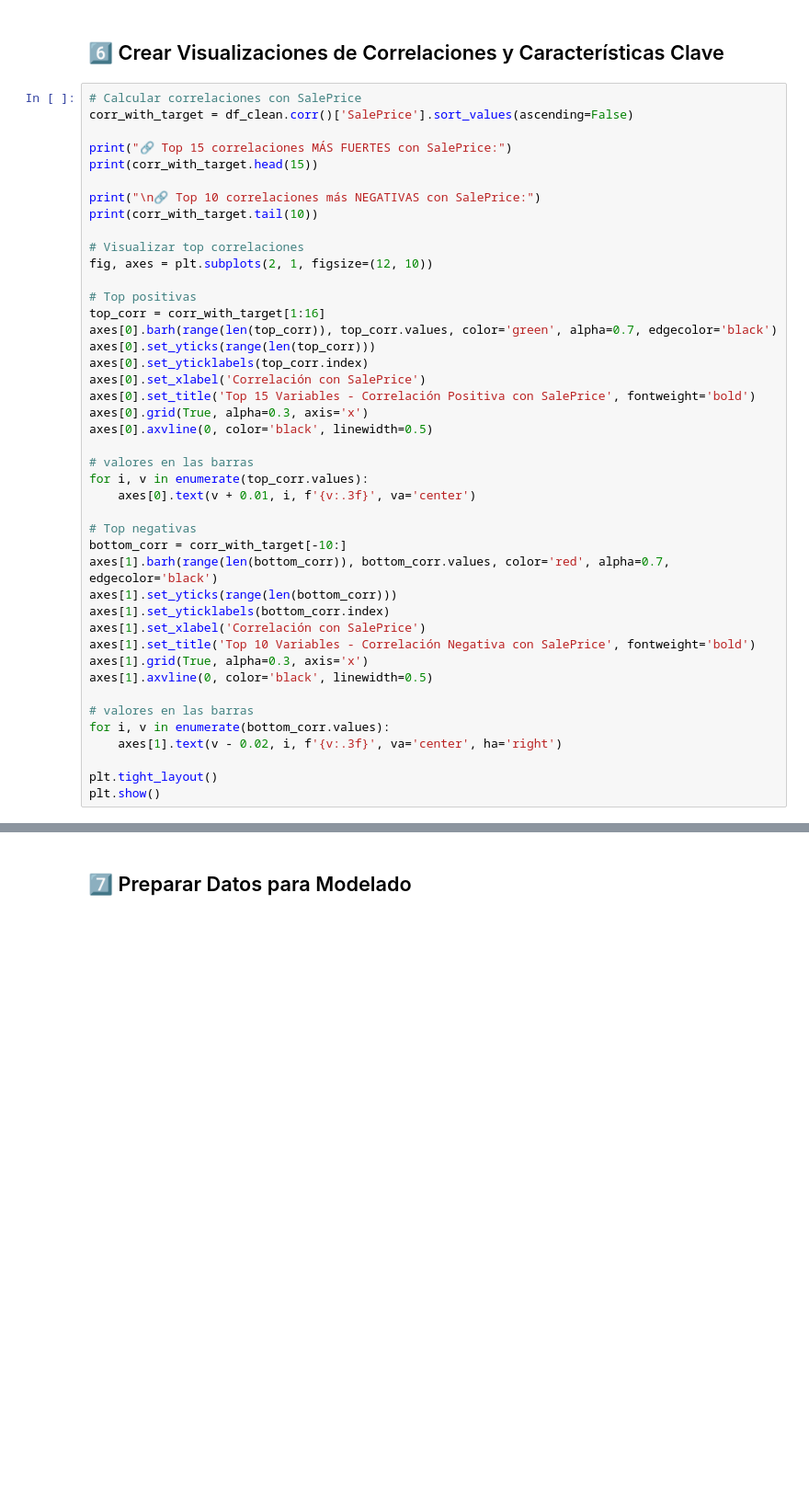
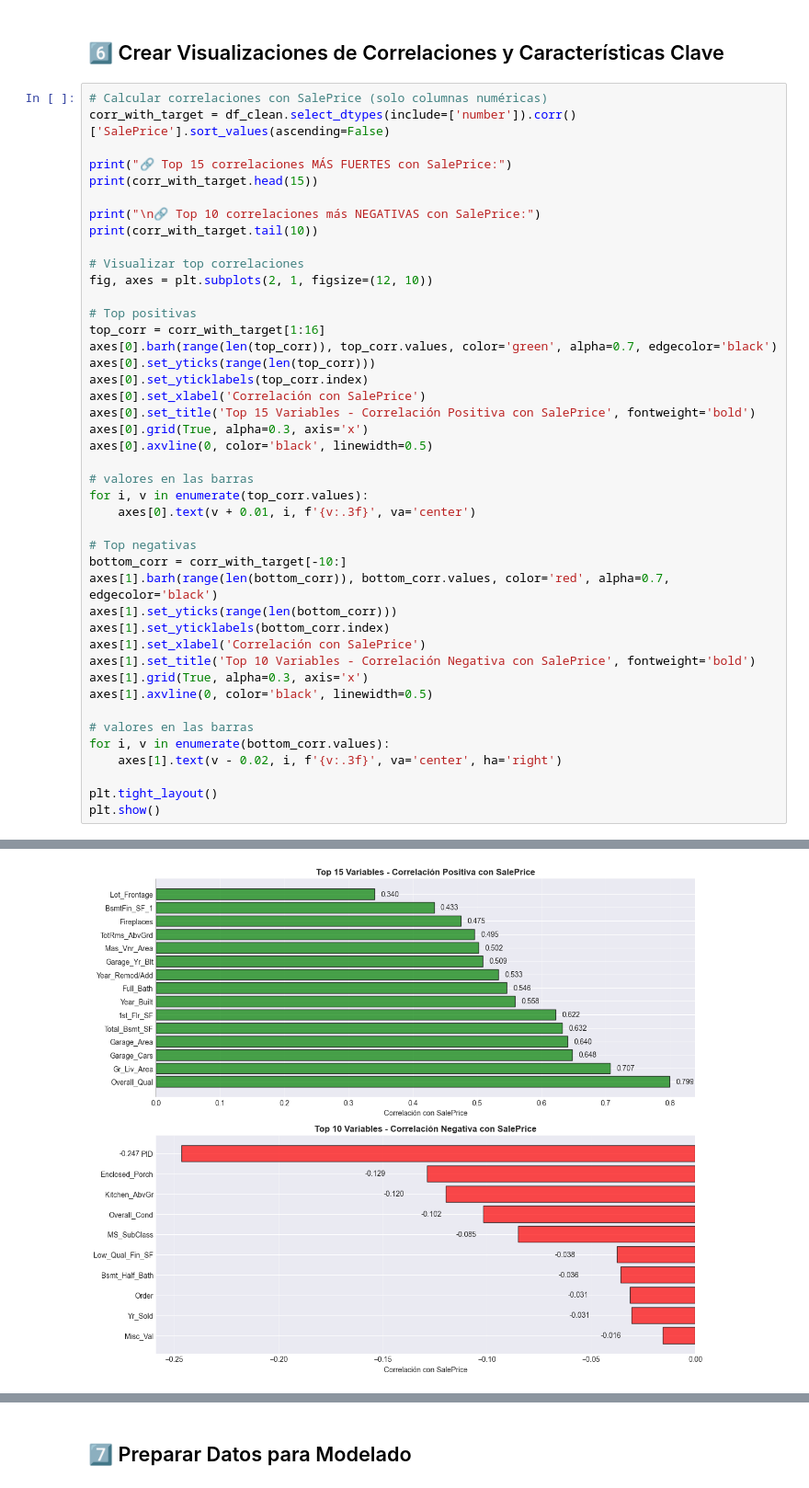
Before and after one commit to AlejandroJBArellano/analisis-y-procesamiento-de-datos, a Jupyter notebook: hito-2/house_prices_eda_kaggle.ipynb, the cells around one changed output, grey strips where cells are left out. Shown at 92% size. Cells and saved outputs as stored; diff of their text form; blank space fills up the shorter version.

```diff
--- a/hito-2/house_prices_eda_kaggle.ipynb
+++ b/hito-2/house_prices_eda_kaggle.ipynb
@@ -534,8 +534,8 @@ print(f"   Variables nuevas (Log1p): {len(log1p_features)}")
 # %% [markdown]
 ## 6️⃣ Crear Visualizaciones de Correlaciones y Características Clave
 # %%
-# Calcular correlaciones con SalePrice
-corr_with_target = df_clean.corr()['SalePrice'].sort_values(ascending=False)
+# Calcular correlaciones con SalePrice (solo columnas numéricas)
+corr_with_target = df_clean.select_dtypes(include=['number']).corr()['SalePrice'].sort_values(ascending=False)
 
 print("🔗 Top 15 correlaciones MÁS FUERTES con SalePrice:")
 print(corr_with_target.head(15))
@@ -581,3 +597,4 @@ ValueError: could not convert string to float: 'RL'
+[figure, added]
 # %%
 # Matriz de correlación completa (solo numéricas)
 fig, ax = plt.subplots(figsize=(20, 16))
```
Also changed, not shown: parts of 2 cells of this notebook.
